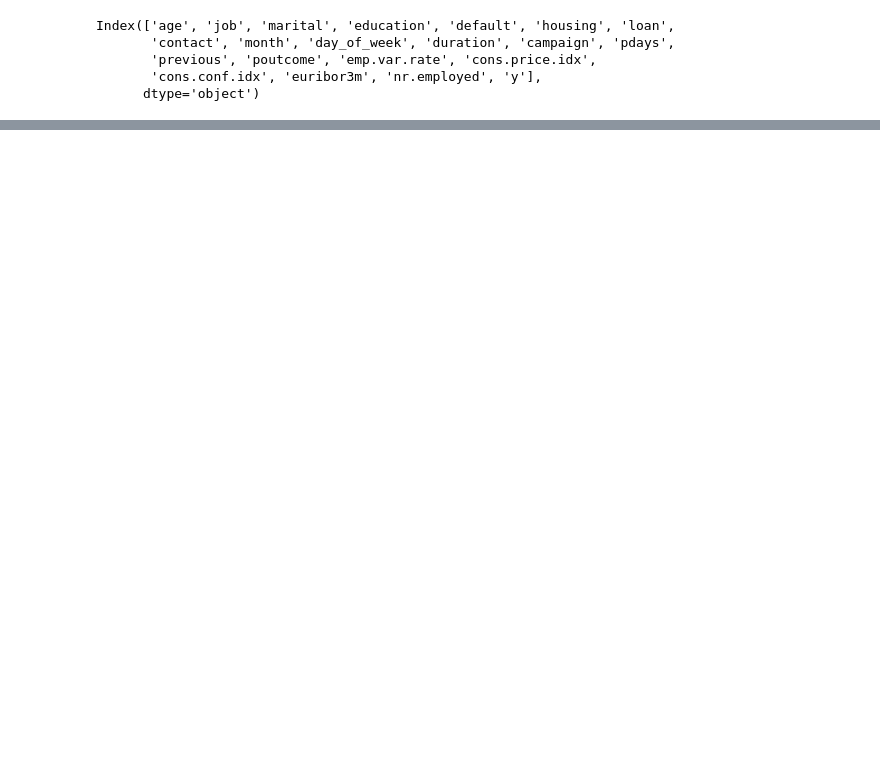
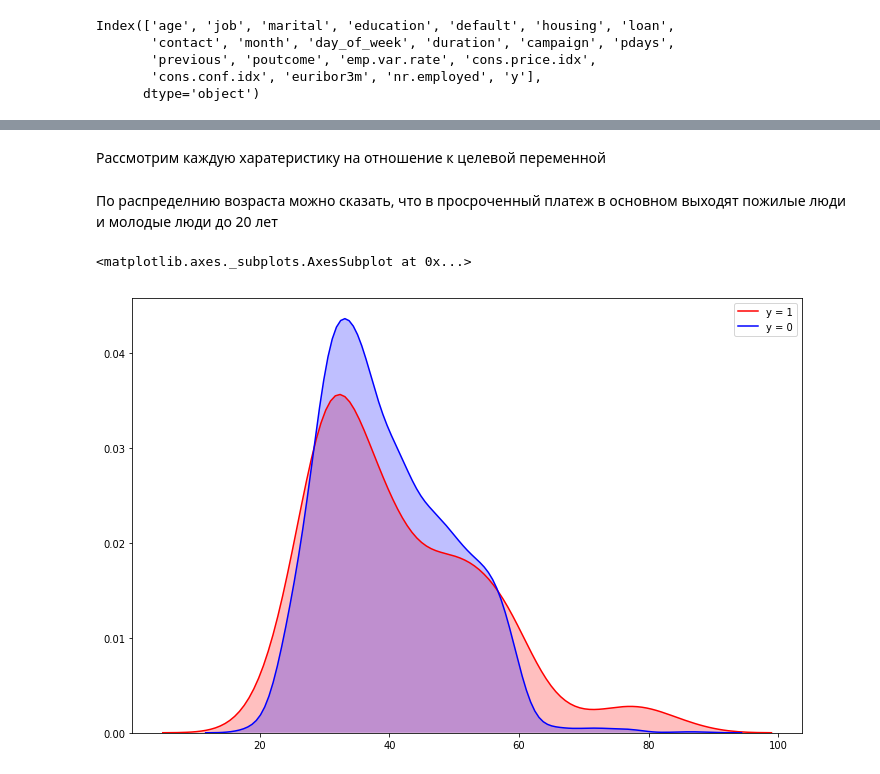
Before and after one commit to constfadeev/Summer_School, a Jupyter notebook: 1 binary classification/baseline_1.ipynb, the cells around one changed output, grey strips where cells are left out. Saved outputs shown, nothing was run; the diff lists cells and outputs as text; code cells hidden in the pictures; blank space fills up the shorter version.

```diff
--- a/1 binary classification/baseline_1.ipynb
+++ b/1 binary classification/baseline_1.ipynb
@@ -174,0 +121,10 @@ sns.countplot(x='default', hue='y', data=train_cd);
+# %% [markdown]
+Рассмотрим каждую харатеристику на отношение к целевой переменной
+# %% [markdown]
+По распределнию возраста можно сказать, что в просроченный платеж в основном выходят пожилые люди и молодые люди до 20 лет
+# %%
+sns.kdeplot(train['age'].loc[train.y == 1], shade=True, color="r", label='y = 1')
+sns.kdeplot(train['age'].loc[train.y == 0], shade=True, color="b", label='y = 0')
+# %% [output]
+<matplotlib.axes._subplots.AxesSubplot at 0x...>
+[figure, added]
```
Also changed, not shown: parts of 99 cells of this notebook.
